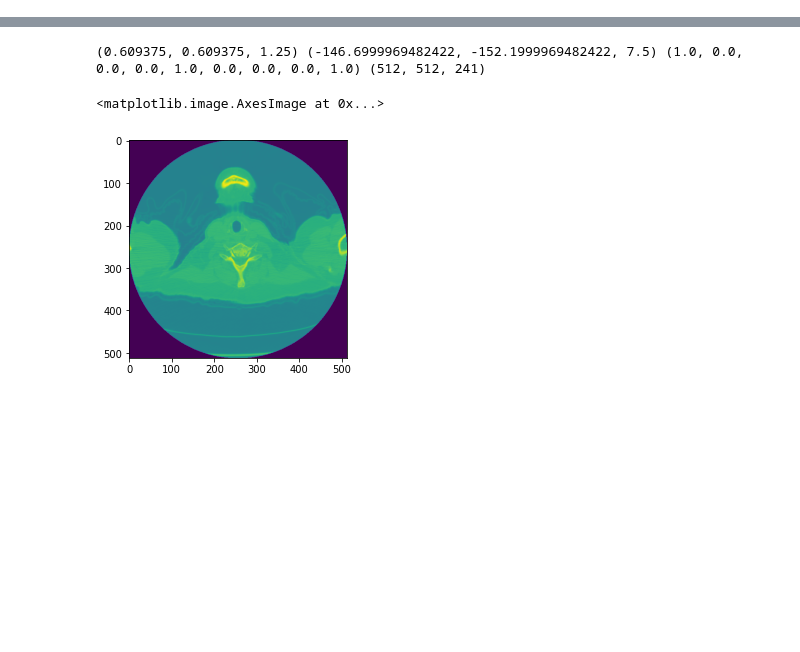
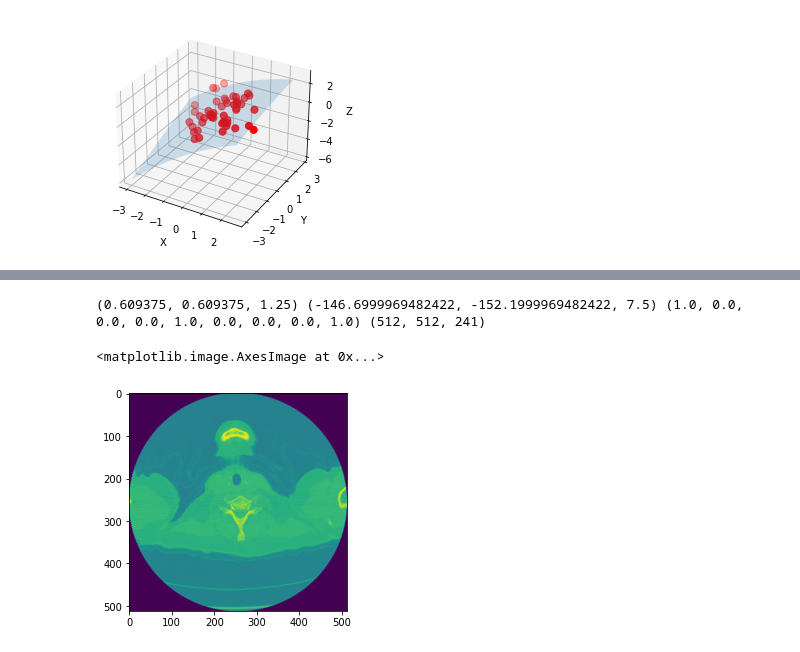
Before and after one commit to pangyuteng/fiss-viz-tmp, a Jupyter notebook: oblique.ipynb, the cells around one changed output, grey strips where cells are left out. Drawn from its saved outputs; the diff is of its cells as text; code cells hidden in the pictures; blank space fills up the shorter version.

```diff
--- a/oblique.ipynb
+++ b/oblique.ipynb
@@ -0,0 +1,51 @@
+# %%
+# https://gist.github.com/amroamroamro/1db8d69b4b65e8bc66a6
+
+import numpy as np
+import scipy.linalg
+from mpl_toolkits.mplot3d import Axes3D
+import matplotlib.pyplot as plt
+
+# some 3-dim points
+mean = np.array([0.0,0.0,0.0])
+cov = np.array([[1.0,-0.5,0.8], [-0.5,1.1,0.0], [0.8,0.0,1.0]])
+data = np.random.multivariate_normal(mean, cov, 50)
+
+# regular grid covering the domain of the data
+X,Y = np.meshgrid(np.arange(-3.0, 3.0, 0.5), np.arange(-3.0, 3.0, 0.5))
+XX = X.flatten()
+YY = Y.flatten()
+
+order = 2    # 1: linear, 2: quadratic
+if order == 1:
+    # best-fit linear plane
+    A = np.c_[data[:,0], data[:,1], np.ones(data.shape[0])]
+    C,_,_,_ = scipy.linalg.lstsq(A, data[:,2])    # coefficients
+
+    # evaluate it on grid
+    Z = C[0]*X + C[1]*Y + C[2]
+
+    # or expressed using matrix/vector product
+    #Z = np.dot(np.c_[XX, YY, np.ones(XX.shape)], C).reshape(X.shape)
+
+elif order == 2:
+    # best-fit quadratic curve
+    A = np.c_[np.ones(data.shape[0]), data[:,:2], np.prod(data[:,:2], axis=1), data[:,:2]**2]
+    C,_,_,_ = scipy.linalg.lstsq(A, data[:,2])
+
+    # evaluate it on a grid
+    Z = np.dot(np.c_[np.ones(XX.shape), XX, YY, XX*YY, XX**2, YY**2], C).reshape(X.shape)
+
+# plot points and fitted surface
+fig = plt.figure()
+ax = fig.gca(projection='3d')
+ax.plot_surface(X, Y, Z, rstride=1, cstride=1, alpha=0.2)
+ax.scatter(data[:,0], data[:,1], data[:,2], c='r', s=50)
+plt.xlabel('X')
+plt.ylabel('Y')
+ax.set_zlabel('Z')
+#ax.axis('equal')
+ax.axis('tight')
+plt.show()
+# %% [output]
+[figure, added]
```
Also changed, not shown: parts of 11 cells of this notebook, 1 other file.
